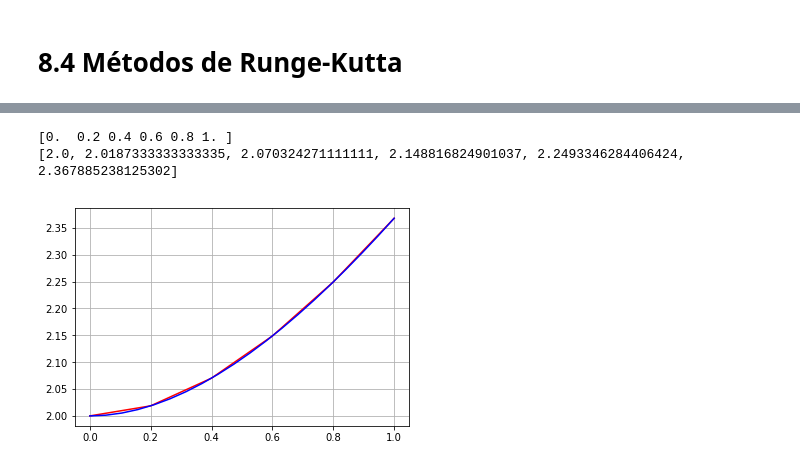
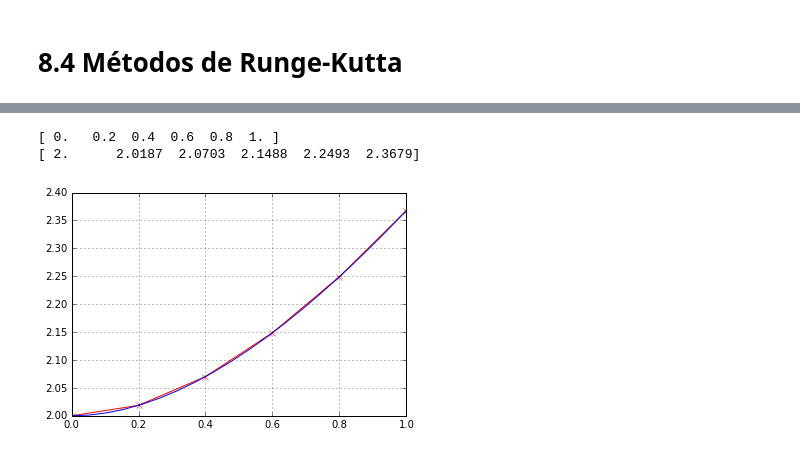
Before and after one commit to tiagoburiol/NUMETHODS, a Jupyter notebook: 8_SOLUCAO_NUMERICA_DE_EDOs/8.4_metodos_de_runge_kutta.ipynb, the cells around one changed output, grey strips where cells are left out. Saved outputs shown, nothing was run; the diff lists cells and outputs as text; code cells hidden in the pictures.

```diff
--- a/8_SOLUCAO_NUMERICA_DE_EDOs/8.4_metodos_de_runge_kutta.ipynb
+++ b/8_SOLUCAO_NUMERICA_DE_EDOs/8.4_metodos_de_runge_kutta.ipynb
@@ -120,35 +244,35 @@ plt.show()
 # %%
 % matplotlib inline
 import numpy as np
 import matplotlib.pyplot as plt
 
 f = lambda x,y: x-y+2
 x0 = 0.0
 y0 = 2.0
 N = 5
 
 a = 0.0
 b = 1.0
 X = np.linspace(a,b,N+1)
 print (X)
 Y = [y0]
 
 h = (b-a)/N
 for n in range(len(X)-1):
     k1 = f(X[n], Y[n])
     k2 = f(X[n]+0.5*h, Y[n]+0.5*h*k1)
     k3 = f(X[n]+0.5*h, Y[n]+0.5*h*k2)
 
     k4 = f(X[n]+h, Y[n]+h*k3)
     Y.append(Y[n] + (h/6) * (k1 + 2*k2 + 2*k3 + k4))
     #print (k1,Y[-1])
-print (Y)
+print (np.round(Y,4))
 
 # plota
-plt.plot(X, Y, "r-", Xe, Ye, "b-")
+plt.plot(X, Y, "xr-", Xe, Ye, "b-")
 plt.grid()
 plt.show()
 # %% [output]
-[0.  0.2 0.4 0.6 0.8 1. ]
-[2.0, 2.0187333333333335, 2.070324271111111, 2.148816824901037, 2.2493346284406424, 2.367885238125302]
+[ 0.   0.2  0.4  0.6  0.8  1. ]
+[ 2.      2.0187  2.0703  2.1488  2.2493  2.3679]
-[figure, old version]
+[figure, new version]
```
Also changed, not shown: parts of 16 cells of this notebook.
